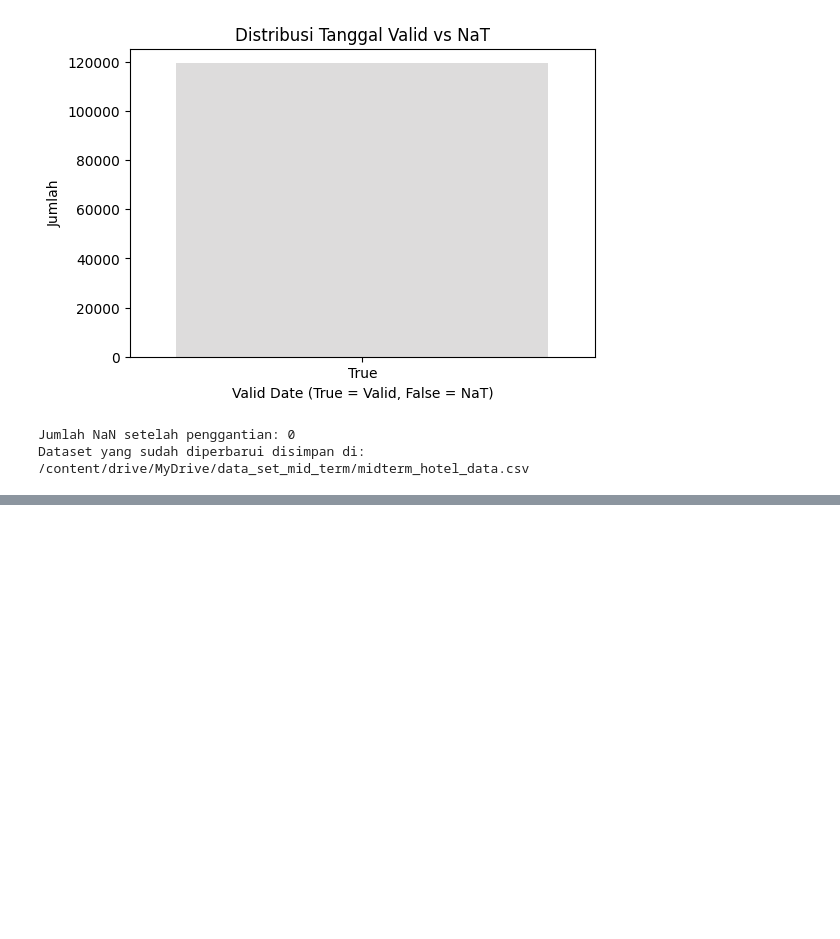
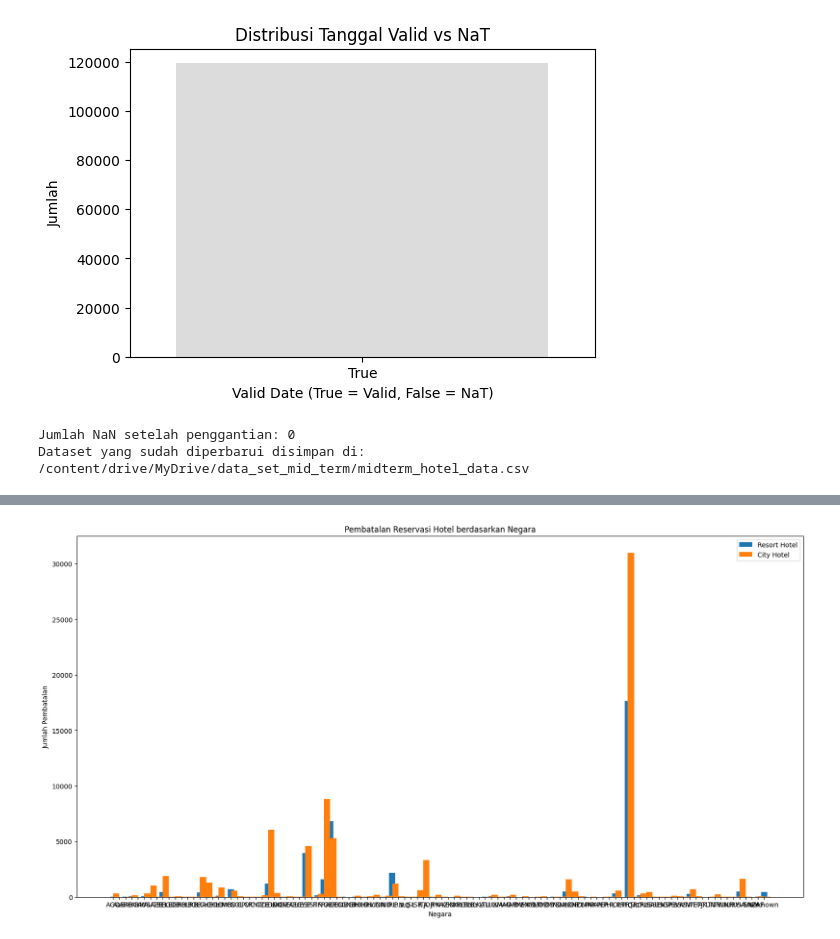
Before and after one commit to Akbar-1056/bitlabs-project, a Jupyter notebook: mid_term_bitlabs.ipynb, the cells around one changed output, grey strips where cells are left out. Cells and saved outputs as stored; diff of their text form; code cells hidden in the pictures; blank space fills up the shorter version.

```diff
--- a/mid_term_bitlabs.ipynb
+++ b/mid_term_bitlabs.ipynb
@@ -154,0 +197,32 @@ Dataset yang sudah diperbarui disimpan di: /content/drive/MyDrive/data_set_mid_t
+# %%
+# Memastikan kode di awal sesuai
+resort_data = df[df['hotel'] == 'Resort Hotel']
+city_data = df[df['hotel'] == 'City Hotel']
+resort_cancellations = resort_data.groupby('country').size()
+city_cancellations = city_data.groupby('country').size()
+cancellations = pd.DataFrame({
+    'Resort Hotel': resort_cancellations,
+    'City Hotel': city_cancellations
+}).fillna(0)
+
+# Menyaring hanya negara dengan pembatalan yang signifikan
+threshold = 5  # Misalnya kita hanya peduli pada negara dengan lebih dari 5 pembatalan
+filtered_cancellations = cancellations[(cancellations['Resort Hotel'] > threshold) | (cancellations['City Hotel'] > threshold)]
+
+# Mengatur posisi batang untuk visualisasi
+x = range(len(filtered_cancellations))
+width = 1.0
+
+fig, ax = plt.subplots(figsize=(20, 10))
+ax.bar(x, filtered_cancellations['Resort Hotel'], width, label='Resort Hotel', align='center')
+ax.bar(x, filtered_cancellations['City Hotel'], width, label='City Hotel', align='edge')
+ax.set_xlabel('Negara')
+ax.set_ylabel('Jumlah Pembatalan')
+ax.set_title('Pembatalan Reservasi Hotel berdasarkan Negara')
+ax.set_xticks(x)
+ax.set_xticklabels(filtered_cancellations.index)
+ax.legend()
+
+plt.show()
+# %% [output]
+[figure, added]
```
Also changed, not shown: parts of 6 cells of this notebook.
